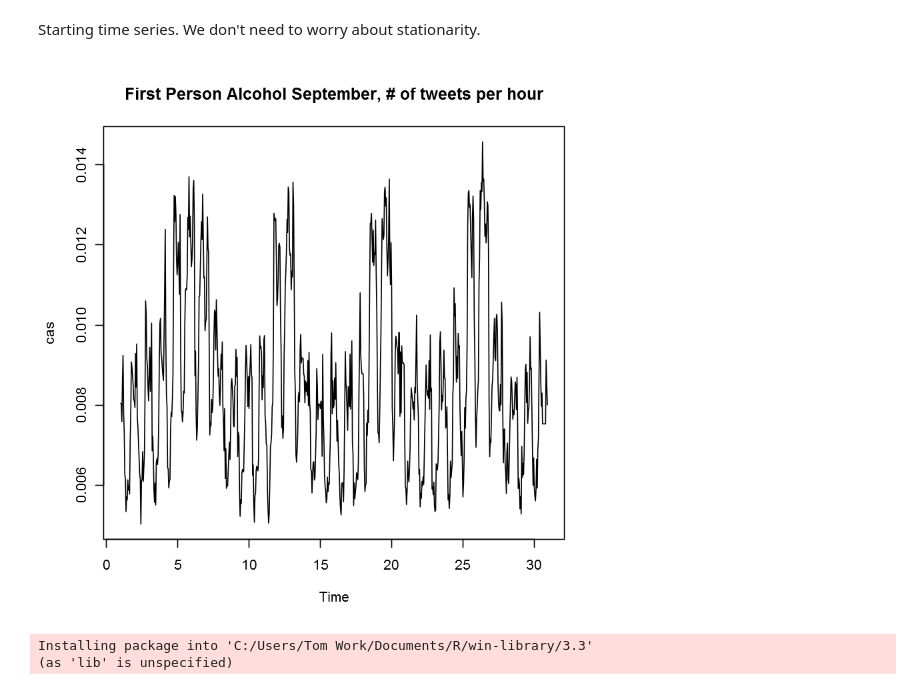
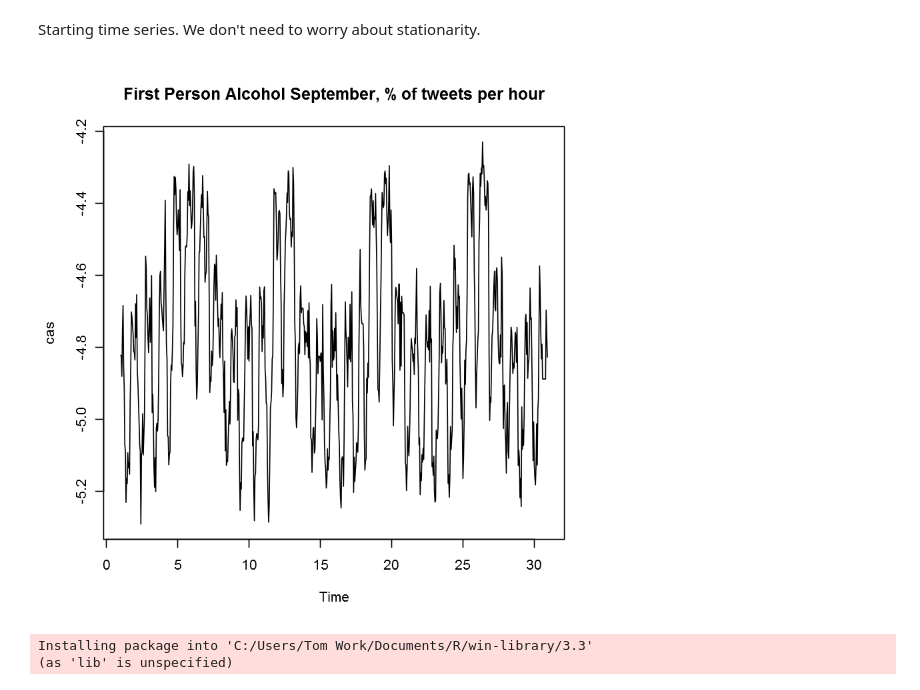
Before and after one commit to tj2huang/nyu-research, a Jupyter notebook: notebooks/r/wavelet-transform.ipynb, the cells around one changed output. Saved outputs shown, nothing was run; the diff lists cells and outputs as text; code cells hidden in the pictures.

```diff
--- a/notebooks/r/wavelet-transform.ipynb
+++ b/notebooks/r/wavelet-transform.ipynb
@@ -34,13 +25,13 @@ preprocessing <- function(ts_csv, total_csv){
 cas = ts(preprocessing('E:/summary/sept_casual.csv', 'E:/summary/sept_total.csv')$series, frequency=24)
 tot = ts(preprocessing('E:/summary/sept_casual.csv', 'E:/summary/sept_total.csv')$total, frequency=24)
 # %%
-cas = cas/tot
+cas = log(cas/tot)
 # %% [markdown]
 Starting time series. We don't need to worry about stationarity.
 # %%
-plot(cas, main = 'First Person Alcohol September, # of tweets per hour')
+plot(cas, main = 'First Person Alcohol September, % of tweets per hour')
 # %% [output]
-[figure, old version]
+[figure, new version]
 # %%
 install.packages('Rwave', repos="http://cran.rstudio.com/")
 # %% [output]
```
Also changed, not shown: parts of 29 cells of this notebook.
